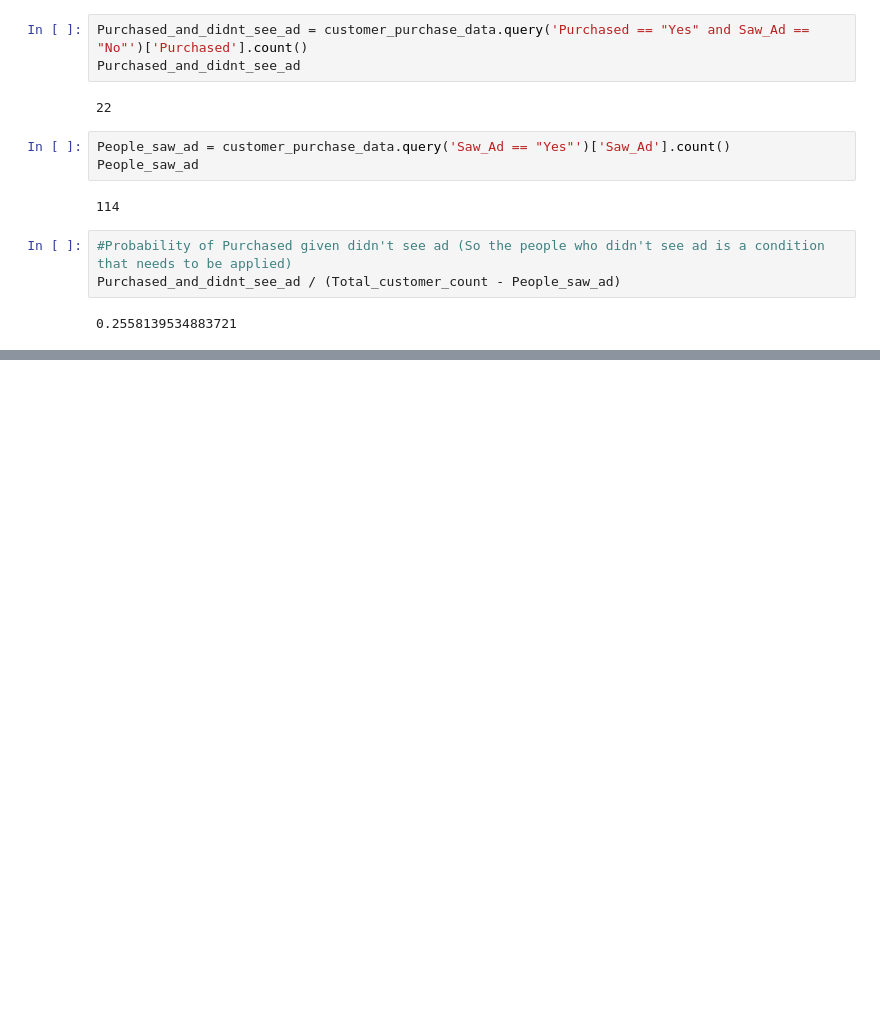
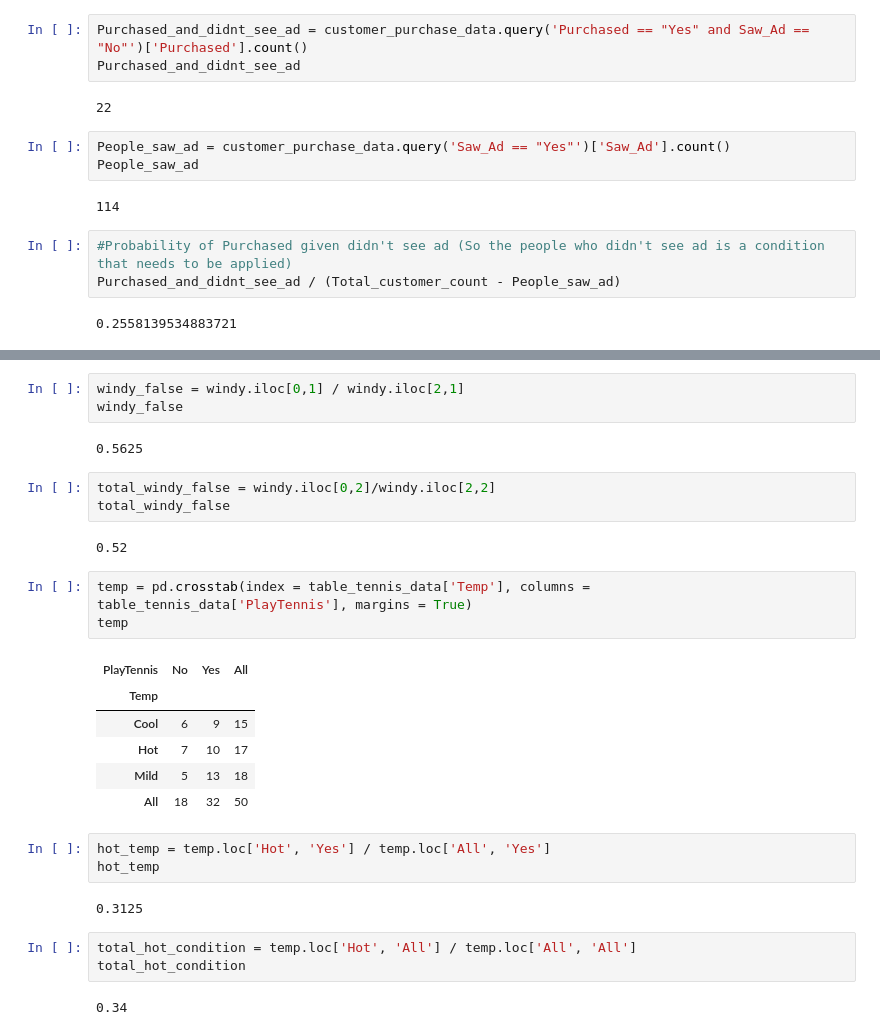
Before and after one commit to Lester-723/Data-Analytics-Projects-, a Jupyter notebook: Practice/Probability & Statistics practice.ipynb, the cells around one changed output, grey strips where cells are left out. Drawn from its saved outputs; the diff is of its cells as text; blank space fills up the shorter version.

```diff
--- a/Practice/Probability & Statistics practice.ipynb
+++ b/Practice/Probability & Statistics practice.ipynb
@@ -279,0 +261,30 @@ If the feature of **Today** =
+# %%
+windy_false = windy.iloc[0,1] / windy.iloc[2,1]
+windy_false
+# %% [output]
+0.5625
+# %%
+total_windy_false = windy.iloc[0,2]/windy.iloc[2,2]
+total_windy_false
+# %% [output]
+0.52
+# %%
+temp = pd.crosstab(index = table_tennis_data['Temp'], columns = table_tennis_data['PlayTennis'], margins = True)
+temp
+# %% [output]
+| PlayTennis | No | Yes | All |
+| Temp |  |  |  |
+| Cool | 6 | 9 | 15 |
+| Hot | 7 | 10 | 17 |
+| Mild | 5 | 13 | 18 |
+| All | 18 | 32 | 50 |
+# %%
+hot_temp = temp.loc['Hot', 'Yes'] / temp.loc['All', 'Yes']
+hot_temp
+# %% [output]
+0.3125
+# %%
+total_hot_condition = temp.loc['Hot', 'All'] / temp.loc['All', 'All']
+total_hot_condition
+# %% [output]
+0.34
```
Also changed, not shown: parts of 16 cells of this notebook.
